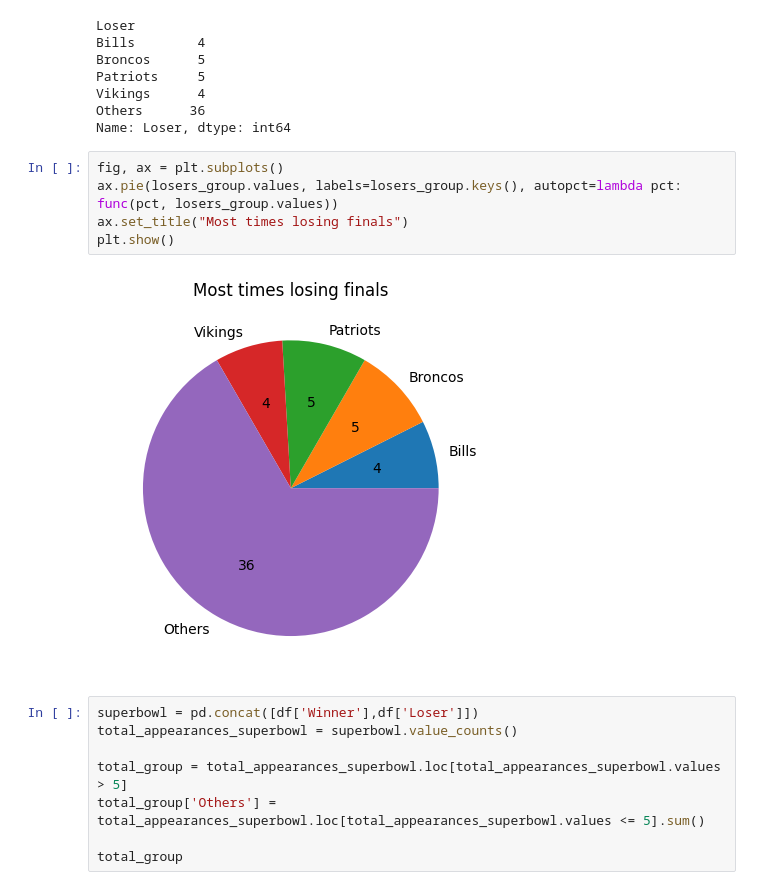
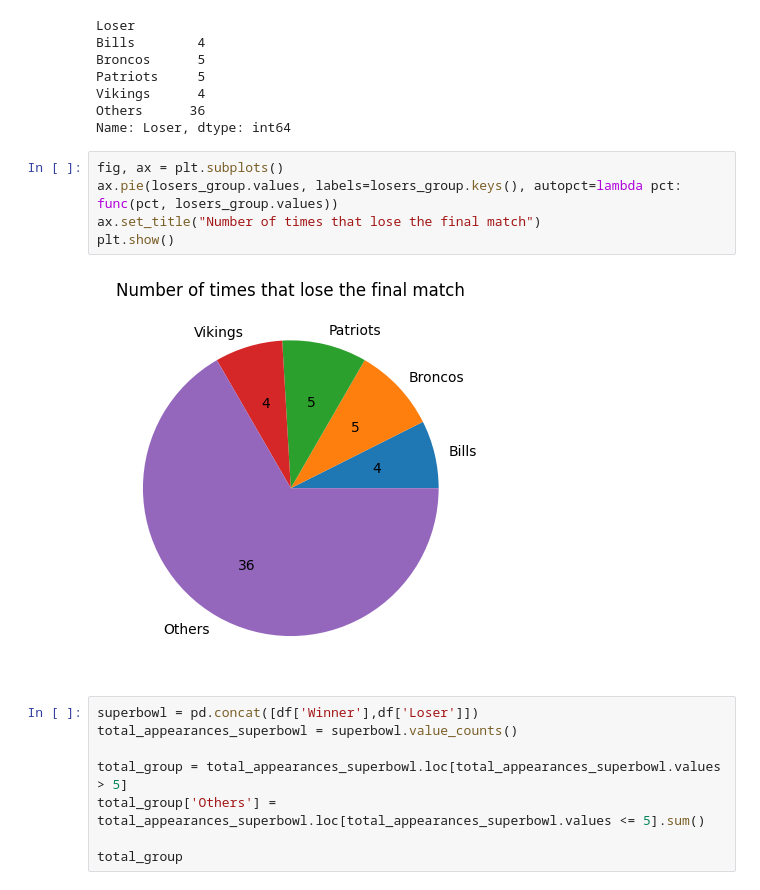
Before and after one commit to WBlackstorm/superbowl-science, a Jupyter notebook: superbowl.ipynb, the cells around one changed output. Drawn from its saved outputs; the diff is of its cells as text.

```diff
--- a/superbowl.ipynb
+++ b/superbowl.ipynb
@@ -246,10 +246,10 @@ Name: Loser, dtype: int64
 # %%
 fig, ax = plt.subplots()
 ax.pie(losers_group.values, labels=losers_group.keys(), autopct=lambda pct: func(pct, losers_group.values))
-ax.set_title("Most times losing finals")
+ax.set_title("Number of times that lose the final match")
 plt.show()
 # %% [output]
-[figure, old version]
+[figure, new version]
 # %%
 superbowl = pd.concat([df['Winner'],df['Loser']])
 total_appearances_superbowl = superbowl.value_counts()
```
Also changed, not shown: parts of 1 cell of this notebook.
